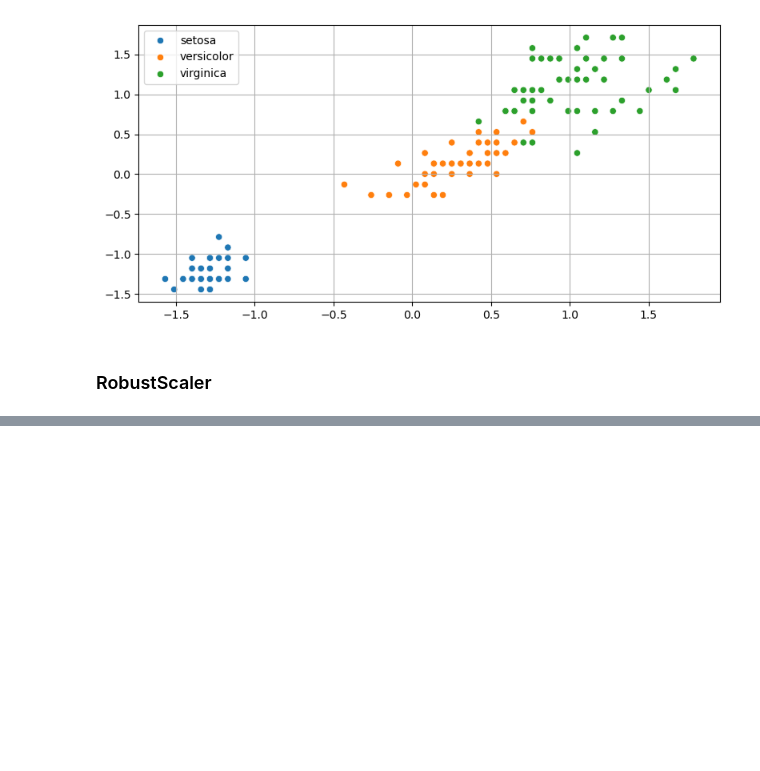
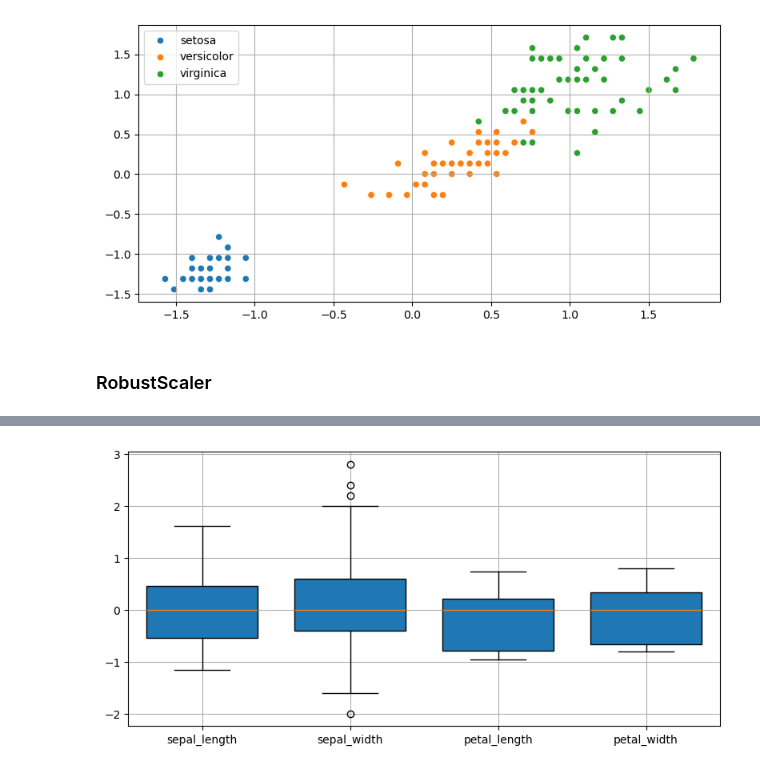
Before and after one commit to kusin/bahan-ajar-ML, a Jupyter notebook: Pertemuan 4 - Teknik Praproses Data/Preprocessing - iris.ipynb, the cells around one changed output, grey strips where cells are left out. Cells and saved outputs as stored; diff of their text form; code cells hidden in the pictures; blank space fills up the shorter version.

```diff
--- a/Pertemuan 4 - Teknik Praproses Data/Preprocessing - iris.ipynb
+++ b/Pertemuan 4 - Teknik Praproses Data/Preprocessing - iris.ipynb
@@ -186,3 +187,12 @@ scatter(standard, "petal_length", "petal_width")
 [figure]
 # %% [markdown]
 ### RobustScaler
+# %%
+# process robust scaler
+scaled = RobustScaler().fit_transform(x)
+# %%
+# results robust scaler
+robust = pd.concat([
+  pd.DataFrame(scaled, columns=["sepal_length","sepal_width","petal_length","petal_width"]),
+  pd.DataFrame(y, columns=["species"])
+],axis=1)
@@ -188,0 +217,5 @@ scatter(standard, "petal_length", "petal_width")
+# %%
+# results robust with boxplot
+boxplot(robust)
+# %% [output]
+[figure, added]
```
Also changed, not shown: parts of 8 cells of this notebook.
